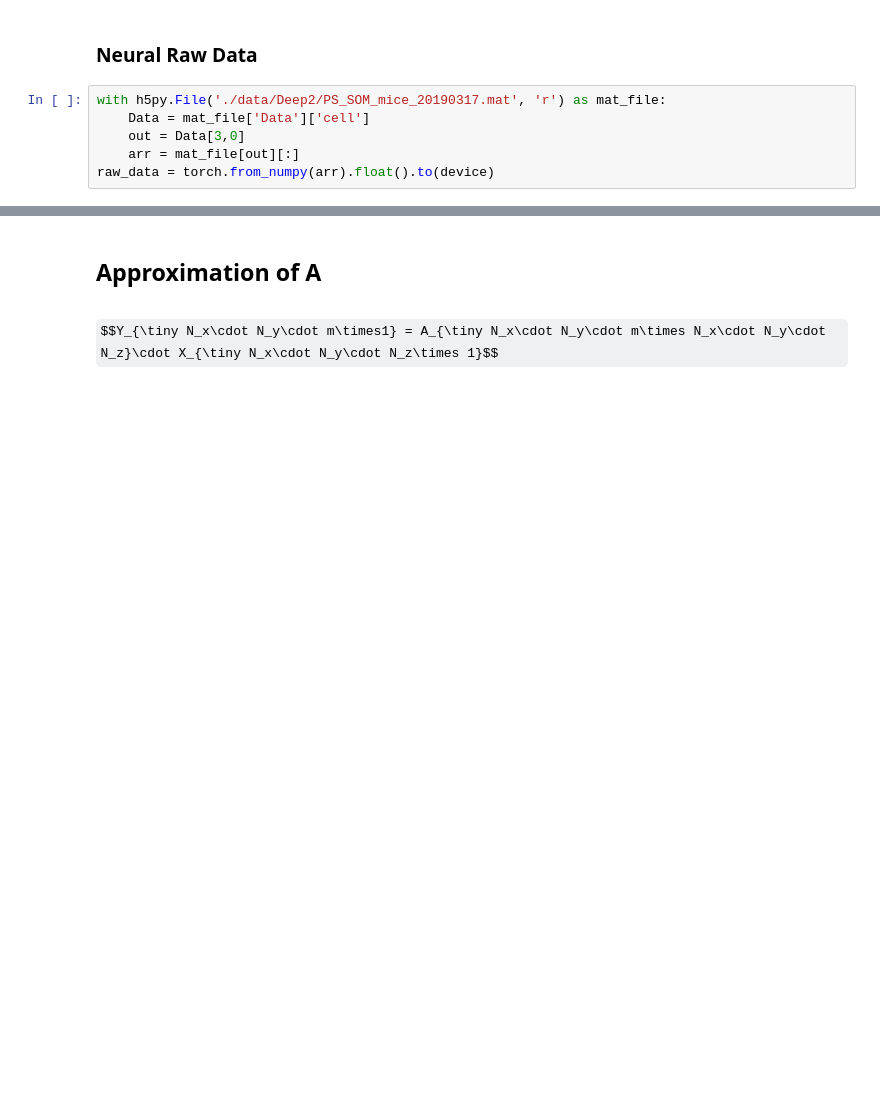
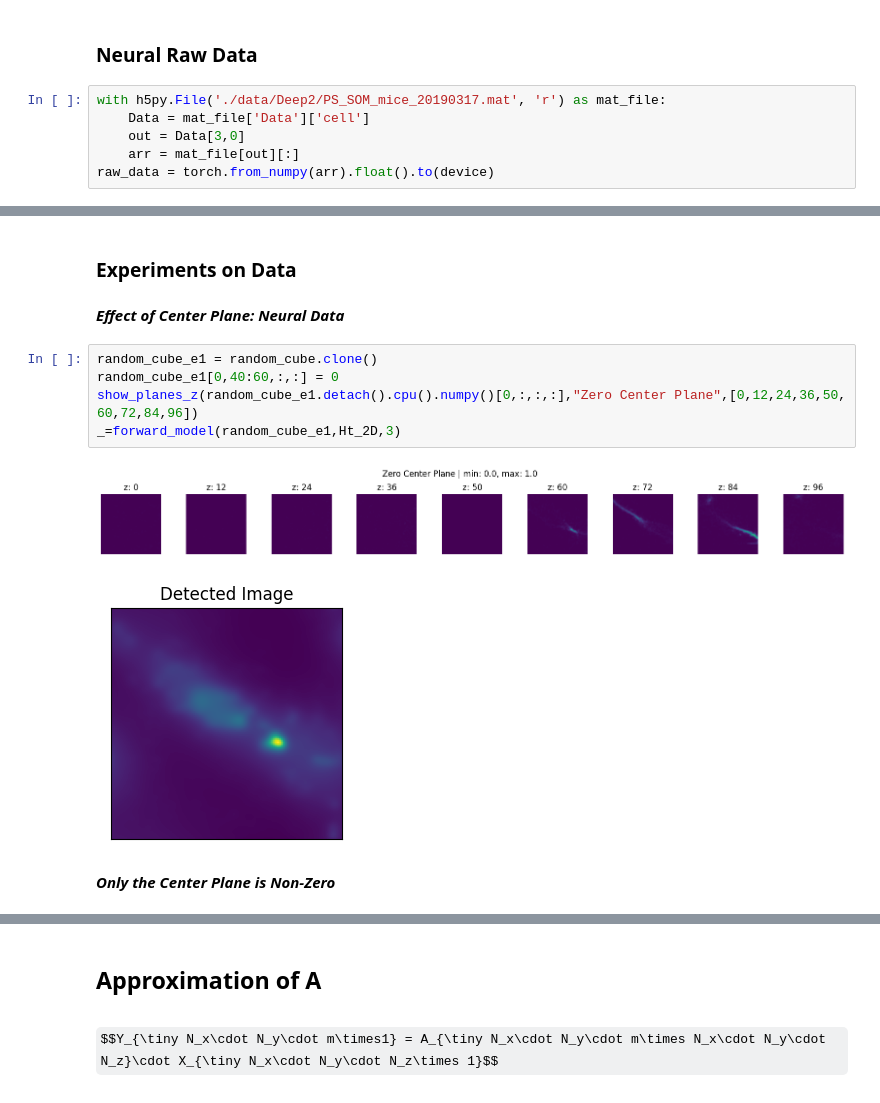
Before and after one commit to sanjith1999/FRIS, a Jupyter notebook: forward_model/forward_model.ipynb, the cells around one changed output, grey strips where cells are left out. Saved outputs shown, nothing was run; the diff lists cells and outputs as text; some formulas as TeX source; blank space fills up the shorter version.

```diff
--- a/forward_model/forward_model.ipynb
+++ b/forward_model/forward_model.ipynb
@@ -365,0 +384,14 @@ _=forward_model(random_cube,Ht_2D,2)
+# %% [markdown]
+### Experiments on Data
+# %% [markdown]
+***Effect of Center Plane: Neural Data***
+# %%
+random_cube_e1 = random_cube.clone()
+random_cube_e1[0,40:60,:,:] = 0
+show_planes_z(random_cube_e1.detach().cpu().numpy()[0,:,:,:],"Zero Center Plane",[0,12,24,36,50, 60,72,84,96])
+_=forward_model(random_cube_e1,Ht_2D,3)
+# %% [output]
+[figure, added]
+[figure, added]
+# %% [markdown]
+***Only the Center Plane is Non-Zero***
```
Also changed, not shown: parts of 19 cells of this notebook.
